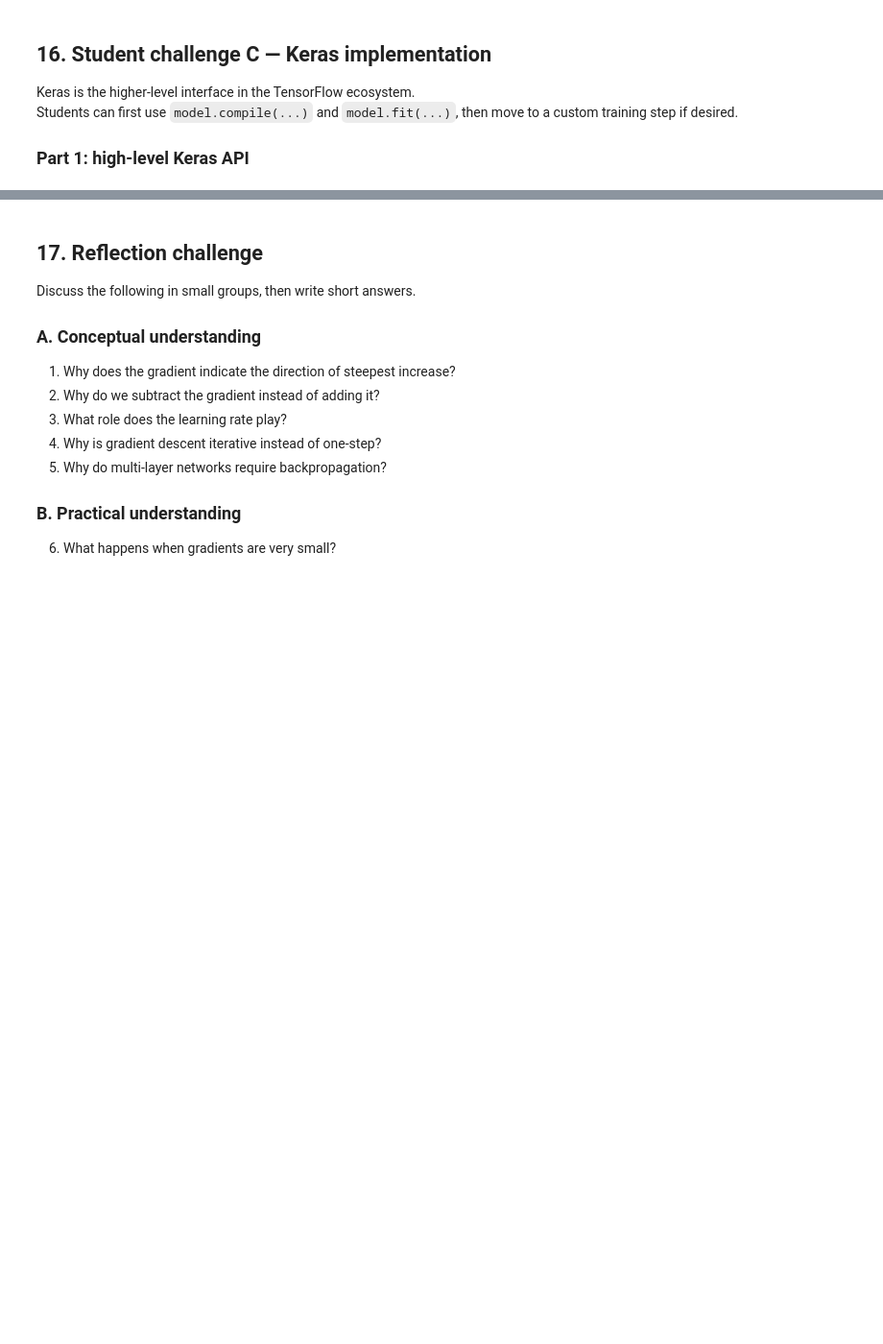
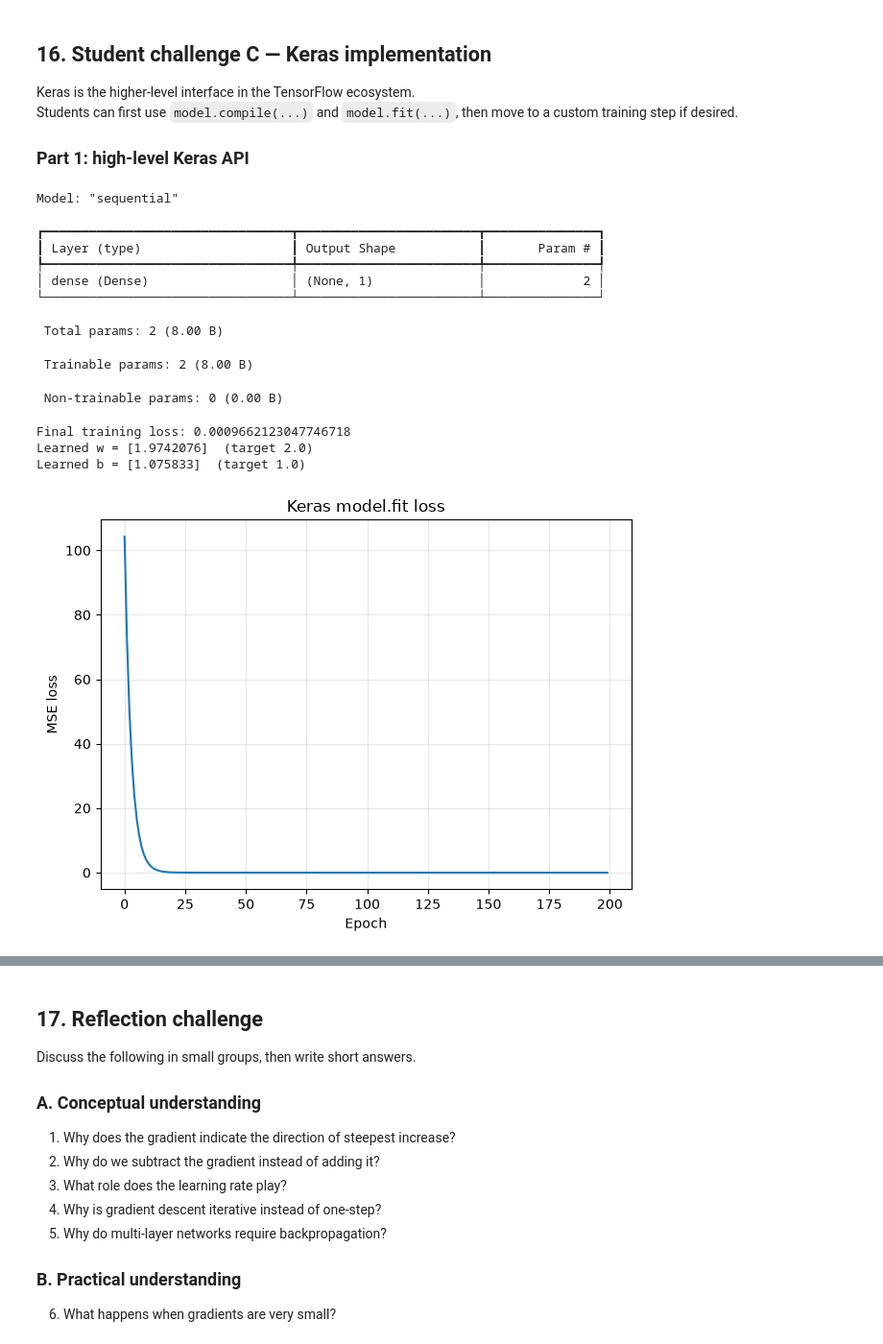
Before and after one commit to ricardo-mohammed/gradient-descent-workshop, a Jupyter notebook: notebooks/GradientDescent_Workshop.ipynb, the cells around one changed output, grey strips where cells are left out. Shown at 96% size. Drawn from its saved outputs; the diff is of its cells as text; code cells hidden in the pictures; blank space fills up the shorter version.

Commit message:
Added challenge solutions

```diff
--- a/notebooks/GradientDescent_Workshop.ipynb
+++ b/notebooks/GradientDescent_Workshop.ipynb
@@ -720,32 +861,56 @@ Students can first use `model.compile(...)` and `model.fit(...)`, then move to a
 
 ### Part 1: high-level Keras API
 # %%
+# =============================================================================
+# CHALLENGE C1 - Keras high-level API (model.compile / model.fit)
+# Model: one Dense unit with bias  ==  y_hat = w*x + b
+# =============================================================================
+import tensorflow as tf
+from tensorflow import keras
+from tensorflow.keras import layers
 
-# CHALLENGE C1: Keras high-level training
-# Uncomment and run if TensorFlow/Keras is installed.
+tf.random.set_seed(0)
 
-# import tensorflow as tf
-# from tensorflow import keras
-# from tensorflow.keras import layers
-#
-# tf.random.set_seed(0)
-#
-# x = tf.constant([[1.0], [2.0], [3.0], [4.0]])
-# y = tf.constant([[3.0], [5.0], [7.0], [9.0]])
-#
-# model = keras.Sequential([
-#     layers.Dense(1, input_shape=(1,))
-# ])
-#
-# # TODO 1: compile the model with SGD and MSE
-# model.compile(
-#     optimizer=keras.optimizers.SGD(learning_rate=0.01),
-#     loss="mse"
-# )
-#
-# # TODO 2: fit the model
-# history = model.fit(x, y, epochs=200, verbose=0)
-#
-# print("Final loss:", history.history["loss"][-1])
-# print("Weights:", model.get_weights())
+x = tf.constant([[1.0], [2.0], [3.0], [4.0]])
+y = tf.constant([[3.0], [5.0], [7.0], [9.0]])       # y = 2x + 1
+
+model = keras.Sequential([
+    layers.Input(shape=(1,)),        # explicit input shape (Keras 3 friendly)
+    layers.Dense(1),                 # 1 weight + 1 bias
+])
+model.summary()
+
+# 1) COMPILE = pick the optimizer (the update rule) and the loss (the objective)
+model.compile(
+    optimizer=keras.optimizers.SGD(learning_rate=0.01),
+    loss="mse",                      # mean squared error
+)
+
+# 2) FIT = the entire training loop (batching, epochs, updates) written for us
+history = model.fit(x, y, epochs=200, batch_size=4, verbose=0)
+
+print("\nFinal training loss:", history.history["loss"][-1])
+w, b = model.get_weights()
+print(f"Learned w = {w.ravel()}  (target 2.0)")
+print(f"Learned b = {b.ravel()}  (target 1.0)")
+
+# Quick check that fit() really minimised the loss it reports
+import matplotlib.pyplot as plt
+plt.plot(history.history["loss"])
+plt.xlabel("Epoch"); plt.ylabel("MSE loss"); plt.title("Keras model.fit loss")
+plt.grid(alpha=0.3); plt.tight_layout(); plt.show()
+# %% [output]
+Model: "sequential"
+┏━━━━━━━━━━━━━━━━━━━━━━━━━━━━━━━━━┳━━━━━━━━━━━━━━━━━━━━━━━━┳━━━━━━━━━━━━━━━┓
+┃ Layer (type)                    ┃ Output Shape           ┃       Param # ┃
+┡━━━━━━━━━━━━━━━━━━━━━━━━━━━━━━━━━╇━━━━━━━━━━━━━━━━━━━━━━━━╇━━━━━━━━━━━━━━━┩
+│ dense (Dense)                   │ (None, 1)              │             2 │
+└─────────────────────────────────┴────────────────────────┴───────────────┘
+ Total params: 2 (8.00 B)
+ Trainable params: 2 (8.00 B)
+ Non-trainable params: 0 (0.00 B)
+Final training loss: 0.0009662123047746718
+Learned w = [1.9742076]  (target 2.0)
+Learned b = [1.075833]  (target 1.0)
+[figure, added]
 # %% [markdown]
```
Also changed, not shown: parts of 13 cells of this notebook, 1 other file.
